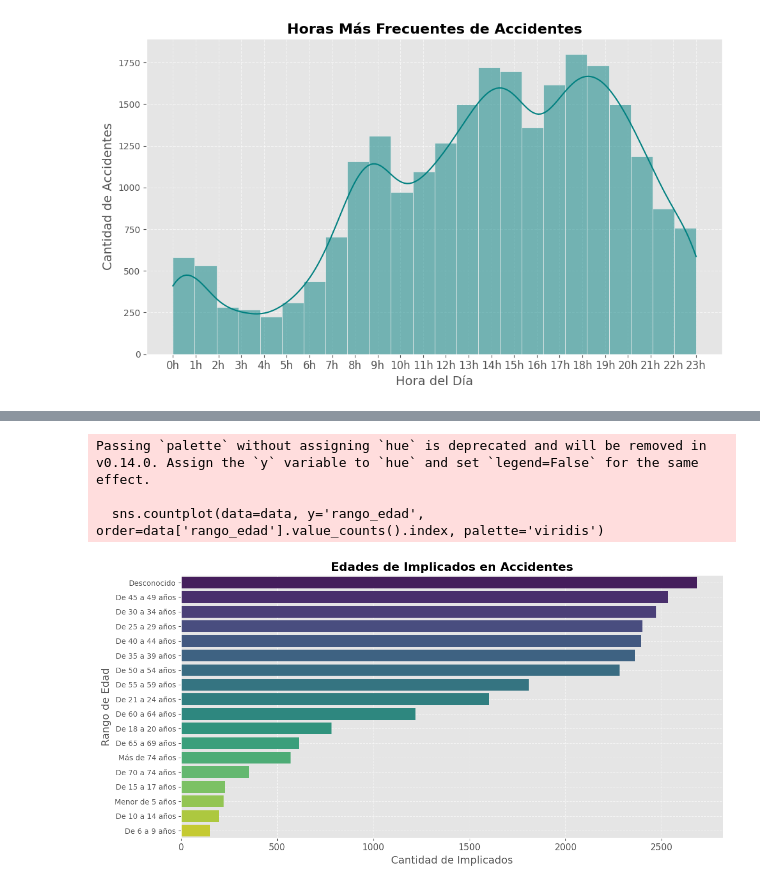
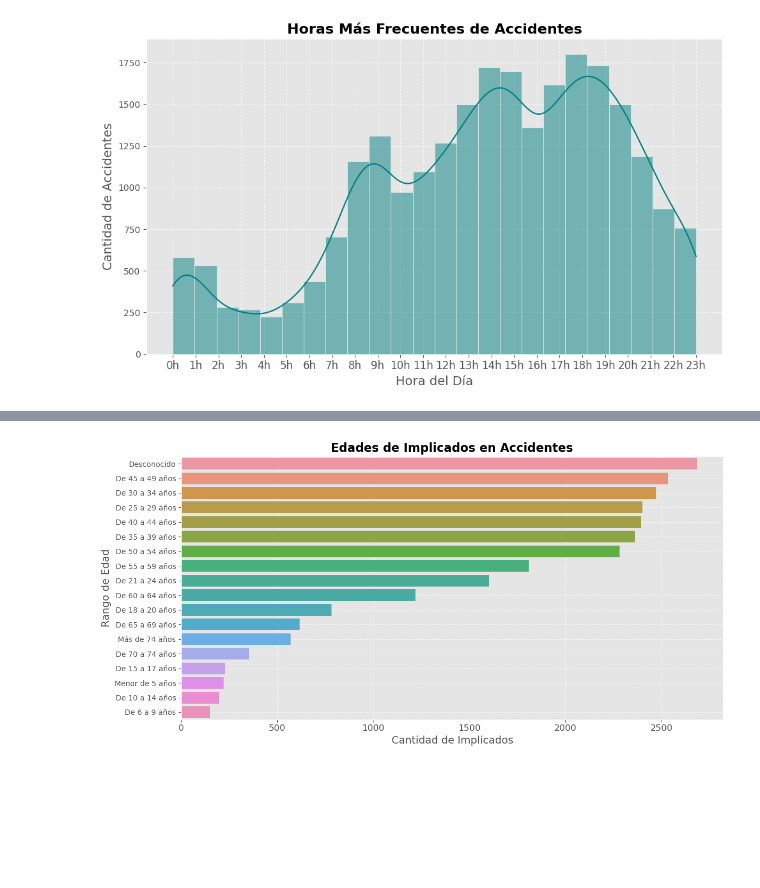
Before and after one commit to nacjacds/Madrid_Accident_Map, a Jupyter notebook: Visualizaciones.ipynb, the cells around one changed output, grey strips where cells are left out. Saved outputs shown, nothing was run; the diff lists cells and outputs as text; code cells hidden in the pictures; blank space fills up the shorter version.

```diff
--- a/Visualizaciones.ipynb
+++ b/Visualizaciones.ipynb
@@ -100,19 +88,16 @@ Passing `palette` without assigning `hue` is deprecated and will be removed in v
 # %%
 # Gráfico 5: Edades de Implicados en Accidentes
 plt.figure(figsize=(12, 6))
-sns.countplot(data=data, y='rango_edad', order=data['rango_edad'].value_counts().index, palette='viridis')
+sns.countplot(data=data, y='rango_edad', order=data['rango_edad'].value_counts().index)
 plt.title('Edades de Implicados en Accidentes', fontsize=16, weight='bold')
 plt.xlabel('Cantidad de Implicados', fontsize=14)
 plt.ylabel('Rango de Edad', fontsize=14)
 plt.xticks(fontsize=12)
 plt.grid(True, linestyle='--', alpha=0.6)
 plt.tight_layout()
 plt.show()
 # %% [output]
-Passing `palette` without assigning `hue` is deprecated and will be removed in v0.14.0. Assign the `y` variable to `hue` and set `legend=False` for the same effect.
-
-  sns.countplot(data=data, y='rango_edad', order=data['rango_edad'].value_counts().index, palette='viridis')
-[figure, old version]
+[figure, new version]
 # %%
 # Gráfico: Número de Accidentes por Condiciones Meteorológicas
 plt.figure(figsize=(12, 8))
```
Also changed, not shown: parts of 8 cells of this notebook.
